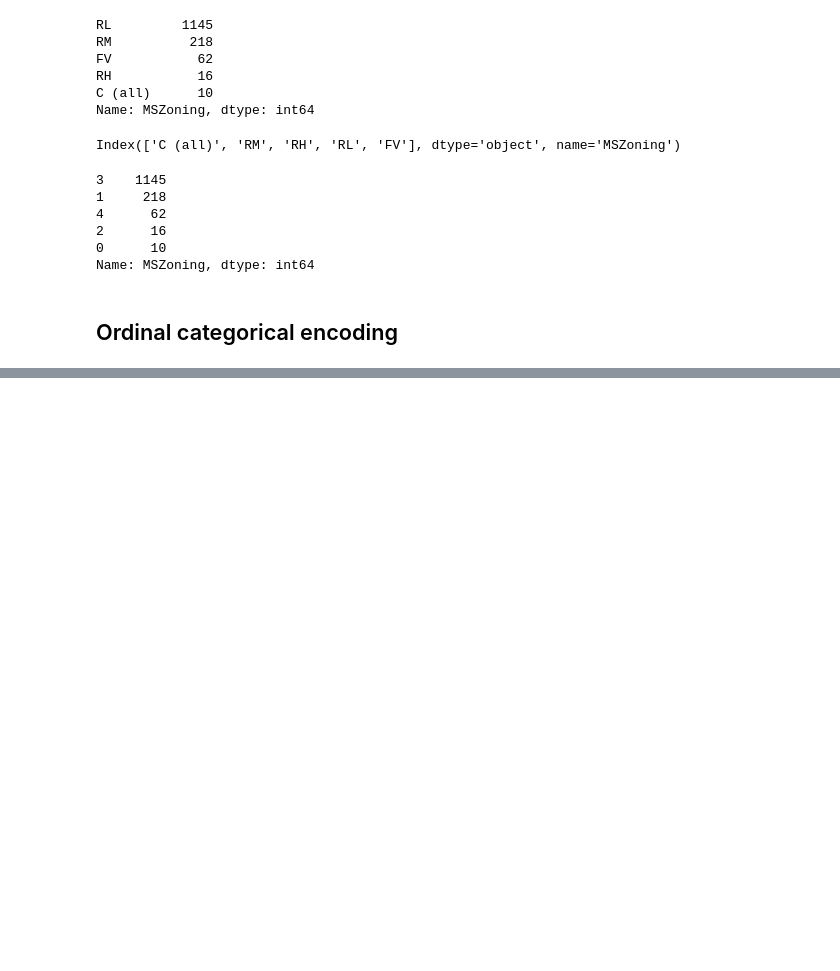
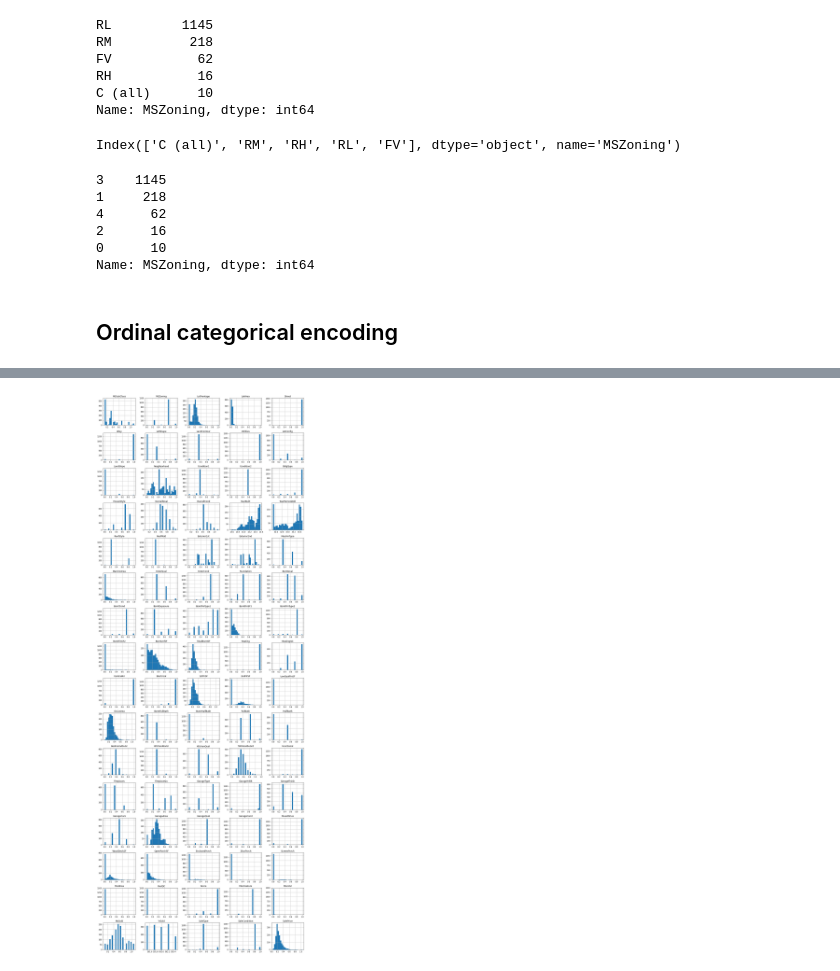
Before and after one commit to giampa-code/housing_price_kaggle, a Jupyter notebook: feature_engineering.ipynb, the cells around one changed output, grey strips where cells are left out. Cells and saved outputs as stored; diff of their text form; code cells hidden in the pictures; blank space fills up the shorter version.

```diff
--- a/feature_engineering.ipynb
+++ b/feature_engineering.ipynb
@@ -232,0 +239,11 @@ memory usage: 918.3 KB
+# %%
+rang_dict = dict()
+
+for column in train.columns:
+    rang = train[column].max()-train[column].min()
+    train[column] = train[column].div(rang)
+    rang_dict[column] = rang
+# %%
+train.hist(bins=25, figsize=(20,60), layout=(17,5));
+# %% [output]
+[figure, added]
```
Also changed, not shown: parts of 8 cells of this notebook, 3 other files.
